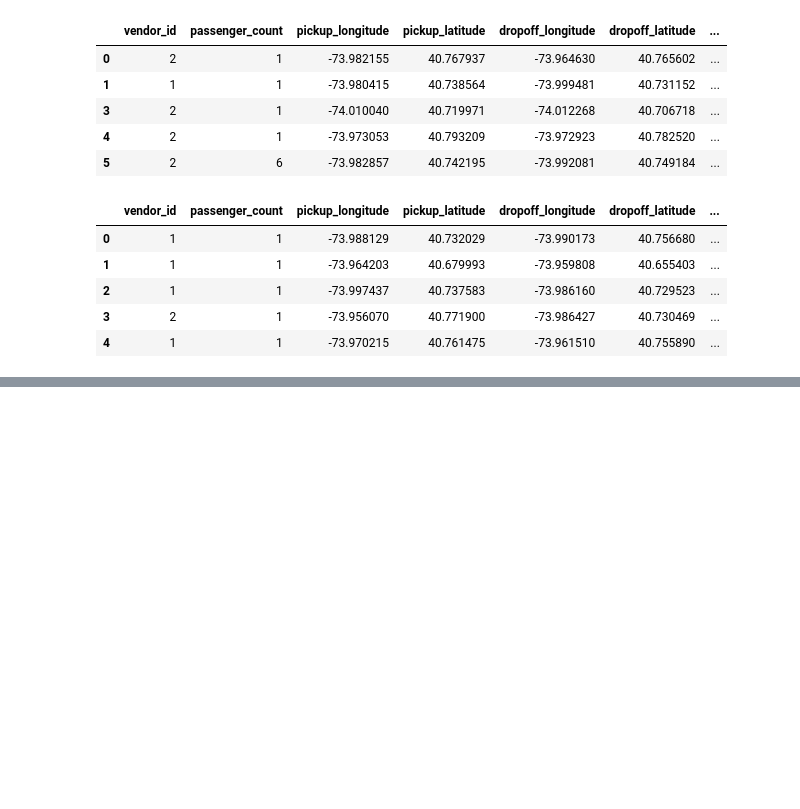
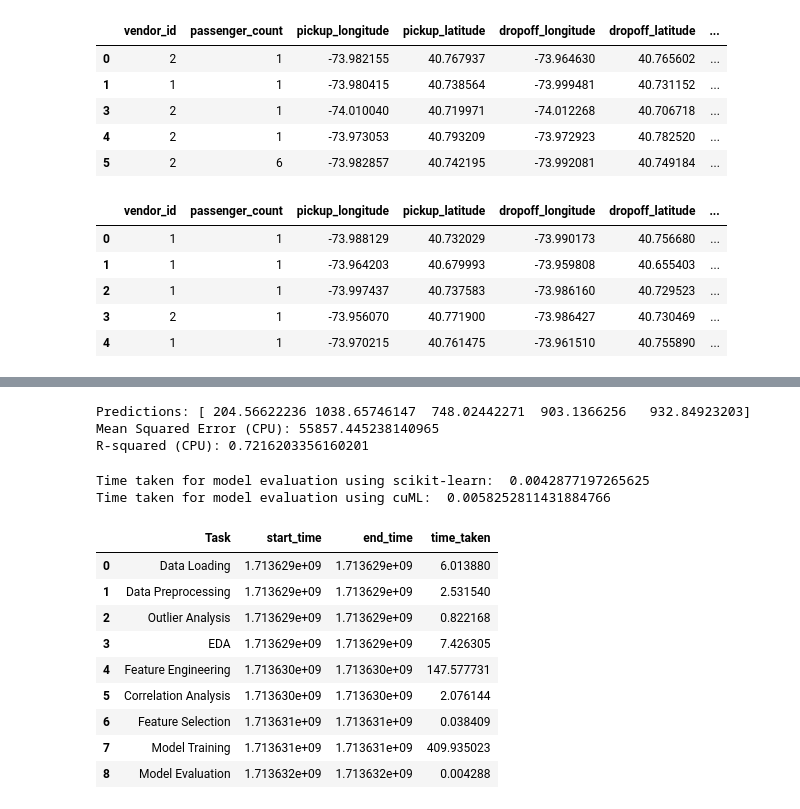
Before and after one commit to IshikaGopie/COMP6940-A4, a Jupyter notebook: section-2.ipynb, the cells around one changed output, grey strips where cells are left out. Drawn from its saved outputs; the diff is of its cells as text; code cells hidden in the pictures; blank space fills up the shorter version.

```diff
--- a/section-2.ipynb
+++ b/section-2.ipynb
@@ -677,0 +752,4 @@ gpu_metrics
+# %%
+# Add the metrics to the dataframe
+cpu_metrics.loc[cpu_metrics.shape[0]] = ['Model Training', start_time_cpu, end_time_cpu, end_time_cpu - start_time_cpu]
+gpu_metrics.loc[gpu_metrics.shape[0]] = ['Model Training', start_time_gpu, end_time_gpu, end_time_gpu - start_time_gpu]
@@ -677,0 +792,54 @@ gpu_metrics
+# %%
+# Model Evaluation using scikit-learn
+# Evaluate the model on the test set
+
+# evaluate the model on the test data
+
+predictions_cpu = gbm_cpu.predict(X_test_cpu)
+
+# output the first 5 predictions
+print('Predictions:', predictions_cpu[:5])
+
+# Model Evaluation using scikit-learn
+# Evaluate the model on the test set
+
+start_time_cpu = time.time()
+
+# Calculate the mean squared error
+mean_squared_error_cpu = mean_squared_error(y_test_cpu, predictions_cpu)
+print('Mean Squared Error (CPU):', mean_squared_error_cpu)
+
+# calculate the R-squared value
+r_squared_cpu = r2_score(y_test_cpu, predictions_cpu)
+print('R-squared (CPU):', r_squared_cpu)
+
+end_time_cpu = time.time()
+# %% [output]
+Predictions: [ 204.56622236 1038.65746147  748.02442271  903.1366256   932.84923203]
+Mean Squared Error (CPU): 55857.445238140965
+R-squared (CPU): 0.7216203356160201
+# %%
+# Display the time taken for model evaluation using scikit-learn
+print("Time taken for model evaluation using scikit-learn: ", end_time_cpu - start_time_cpu)
+# Display the time taken for model evaluation using cuML
+print("Time taken for model evaluation using cuML: ", end_time_gpu - start_time_gpu)
+# %% [output]
+Time taken for model evaluation using scikit-learn:  0.0042877197265625
+Time taken for model evaluation using cuML:  0.0058252811431884766
+# %%
+# Add the metrics to the dataframe
+cpu_metrics.loc[cpu_metrics.shape[0]] = ['Model Evaluation', start_time_cpu, end_time_cpu, end_time_cpu - start_time_cpu]
+gpu_metrics.loc[gpu_metrics.shape[0]] = ['Model Evaluation', start_time_gpu, end_time_gpu, end_time_gpu - start_time_gpu]
+# %%
+cpu_metrics
+# %% [output]
+|  | Task | start_time | end_time | time_taken |
+| 0 | Data Loading | 1.713629e+09 | 1.713629e+09 | 6.013880 |
+| 1 | Data Preprocessing | 1.713629e+09 | 1.713629e+09 | 2.531540 |
+| 2 | Outlier Analysis | 1.713629e+09 | 1.713629e+09 | 0.822168 |
+| 3 | EDA | 1.713629e+09 | 1.713629e+09 | 7.426305 |
+| 4 | Feature Engineering | 1.713630e+09 | 1.713630e+09 | 147.577731 |
+| 5 | Correlation Analysis | 1.713630e+09 | 1.713630e+09 | 2.076144 |
+| 6 | Feature Selection | 1.713631e+09 | 1.713631e+09 | 0.038409 |
+| 7 | Model Training | 1.713631e+09 | 1.713631e+09 | 409.935023 |
+| 8 | Model Evaluation | 1.713632e+09 | 1.713632e+09 | 0.004288 |
```
Also changed, not shown: parts of 31 cells of this notebook.
